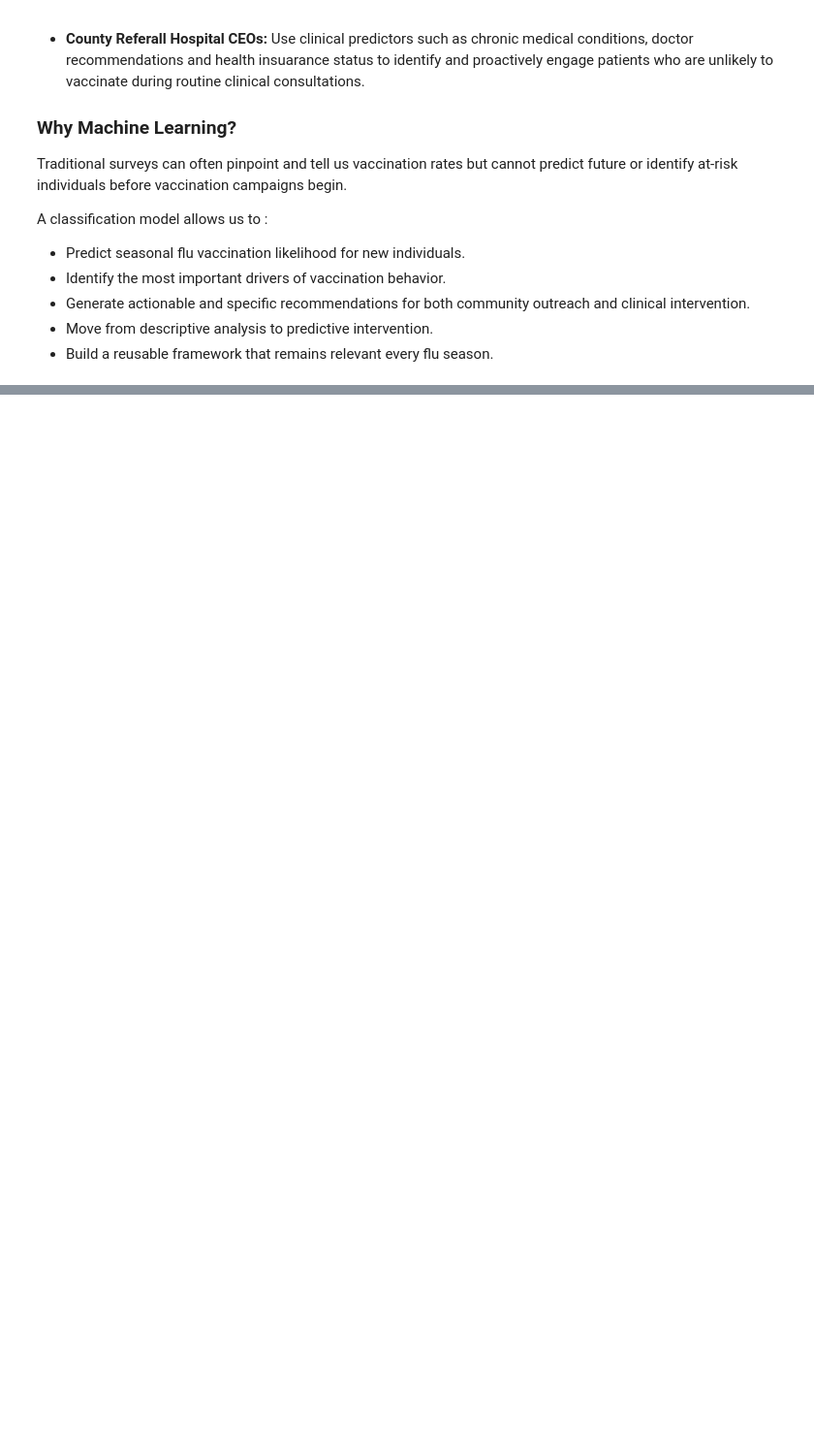
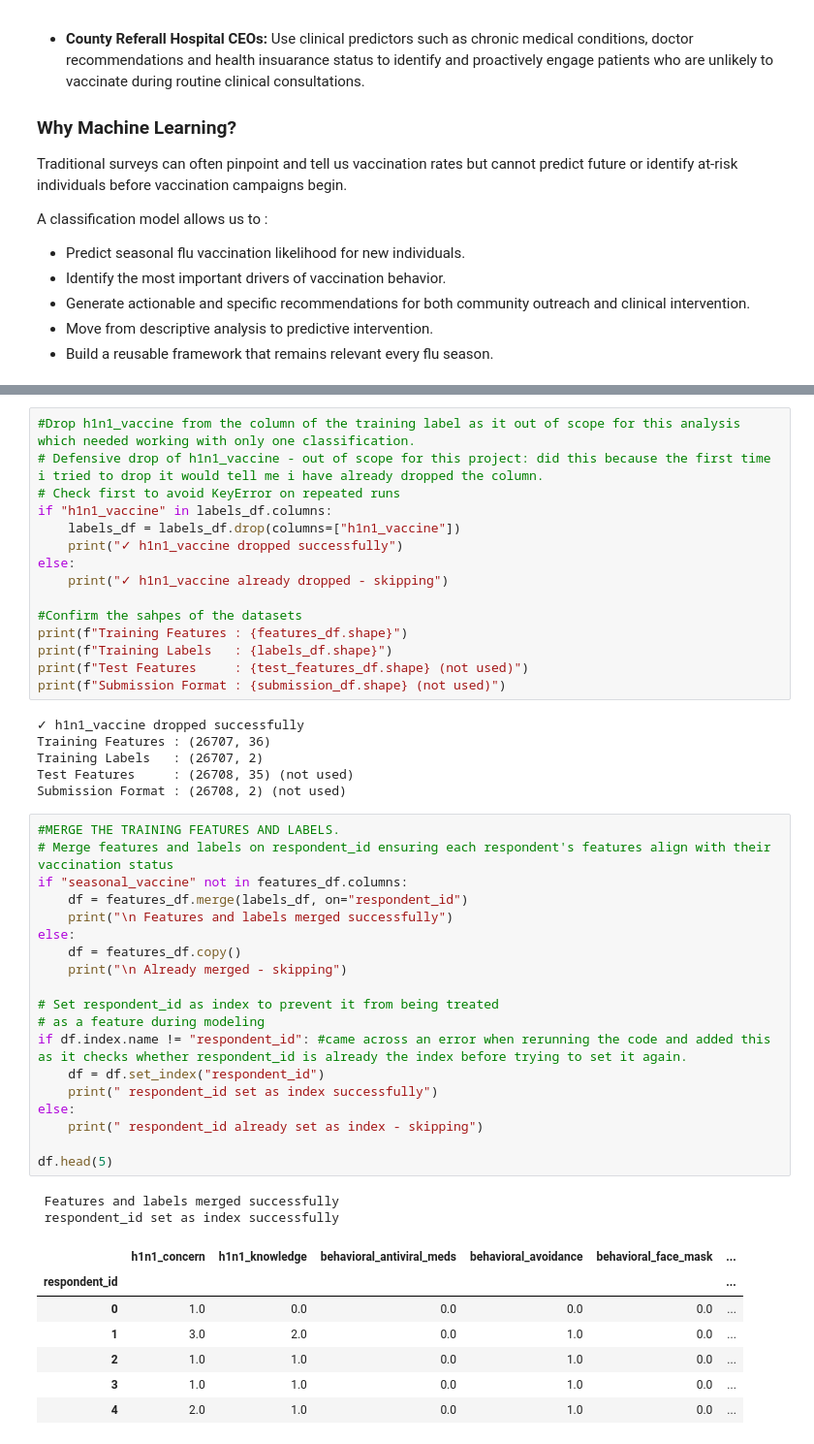
Before and after one commit to Naomiteroh/Project-3, a Jupyter notebook: Notebooks/Data_cleaning.ipynb, the cells around one changed output, grey strips where cells are left out. Shown at 97% size. Drawn from its saved outputs; the diff is of its cells as text; blank space fills up the shorter version.

```diff
--- a/Notebooks/Data_cleaning.ipynb
+++ b/Notebooks/Data_cleaning.ipynb
@@ -126,0 +174,50 @@ A classification model allows us to :
+# %%
+#Drop h1n1_vaccine from the column of the training label as it out of scope for this analysis which needed working with only one classification.
+# Defensive drop of h1n1_vaccine - out of scope for this project: did this because the first time i tried to drop it would tell me i have already dropped the column.
+# Check first to avoid KeyError on repeated runs
+if "h1n1_vaccine" in labels_df.columns:
+    labels_df = labels_df.drop(columns=["h1n1_vaccine"])
+    print("✓ h1n1_vaccine dropped successfully")
+else:
+    print("✓ h1n1_vaccine already dropped - skipping")
+
+#Confirm the sahpes of the datasets
+print(f"Training Features : {features_df.shape}")
+print(f"Training Labels   : {labels_df.shape}")
+print(f"Test Features     : {test_features_df.shape} (not used)")
+print(f"Submission Format : {submission_df.shape} (not used)")
+# %% [output]
+✓ h1n1_vaccine dropped successfully
+Training Features : (26707, 36)
+Training Labels   : (26707, 2)
+Test Features     : (26708, 35) (not used)
+Submission Format : (26708, 2) (not used)
+# %%
+#MERGE THE TRAINING FEATURES AND LABELS.
+# Merge features and labels on respondent_id ensuring each respondent's features align with their vaccination status
+if "seasonal_vaccine" not in features_df.columns:
+    df = features_df.merge(labels_df, on="respondent_id")
+    print("\n Features and labels merged successfully")
+else:
+    df = features_df.copy()
+    print("\n Already merged - skipping")
+
+# Set respondent_id as index to prevent it from being treated
+# as a feature during modeling
+if df.index.name != "respondent_id": #came across an error when rerunning the code and added this as it checks whether respondent_id is already the index before trying to set it again.
+    df = df.set_index("respondent_id")
+    print(" respondent_id set as index successfully")
+else:
+    print(" respondent_id already set as index - skipping")
+
+df.head(5)
+# %% [output]
+ Features and labels merged successfully
+ respondent_id set as index successfully
+|  | h1n1_concern | h1n1_knowledge | behavioral_antiviral_meds | behavioral_avoidance | behavioral_face_mask | ... |
+| respondent_id |  |  |  |  |  | ... |
+| 0 | 1.0 | 0.0 | 0.0 | 0.0 | 0.0 | ... |
+| 1 | 3.0 | 2.0 | 0.0 | 1.0 | 0.0 | ... |
+| 2 | 1.0 | 1.0 | 0.0 | 1.0 | 0.0 | ... |
+| 3 | 1.0 | 1.0 | 0.0 | 1.0 | 0.0 | ... |
+| 4 | 2.0 | 1.0 | 0.0 | 1.0 | 0.0 | ... |
```
Also changed, not shown: parts of 25 cells of this notebook, 3 other files.
